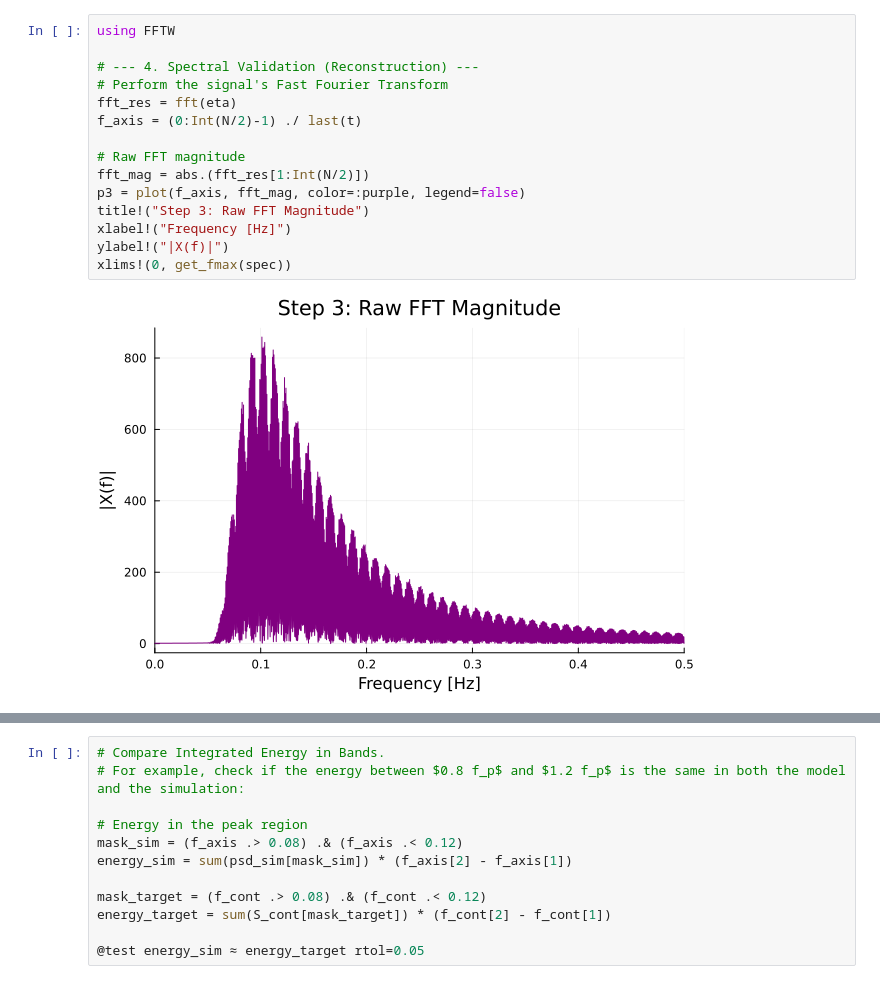
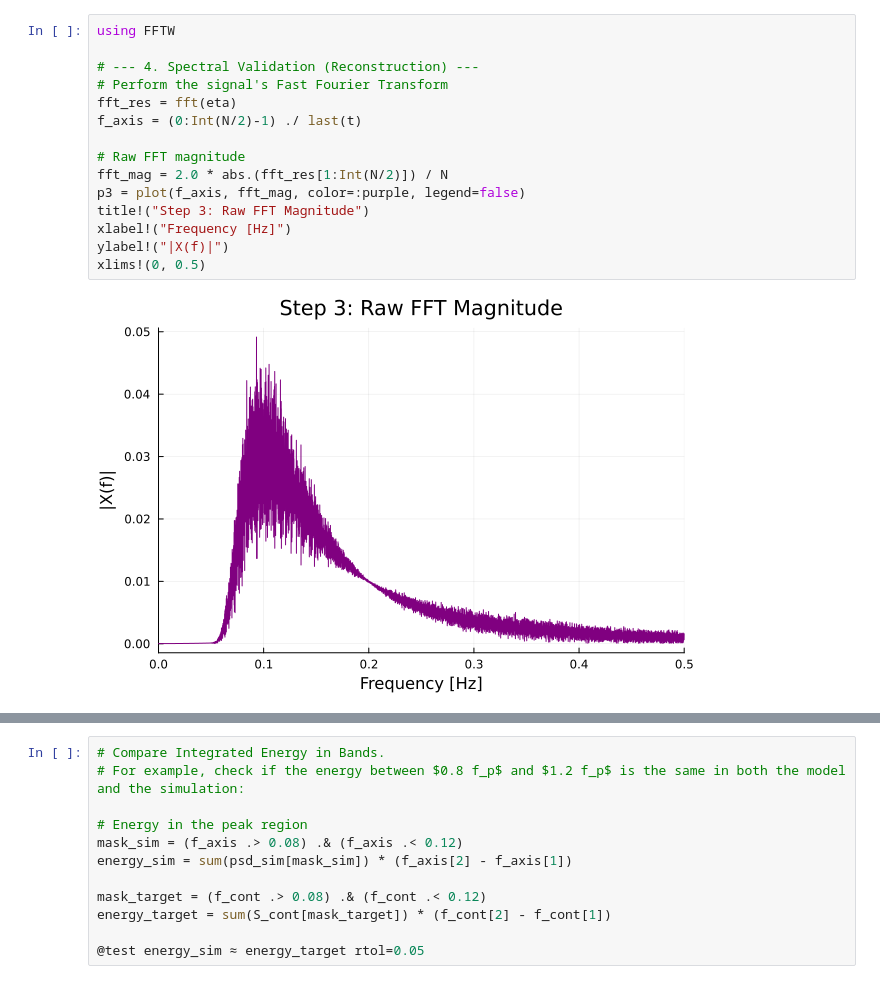
Before and after one commit to CMOE-TUDelft/WaveSpec.jl, a Jupyter notebook: test_fft_reconstruction.ipynb, the cells around one changed output, grey strips where cells are left out. Drawn from its saved outputs; the diff is of its cells as text.

```diff
--- a/test_fft_reconstruction.ipynb
+++ b/test_fft_reconstruction.ipynb
@@ -69,19 +72,19 @@ ylabel!("Elevation η [m]")
 # %%
 using FFTW
 
 # --- 4. Spectral Validation (Reconstruction) ---
 # Perform the signal's Fast Fourier Transform
 fft_res = fft(eta)
 f_axis = (0:Int(N/2)-1) ./ last(t)
 
 # Raw FFT magnitude
-fft_mag = abs.(fft_res[1:Int(N/2)])
+fft_mag = 2.0 * abs.(fft_res[1:Int(N/2)]) / N
 p3 = plot(f_axis, fft_mag, color=:purple, legend=false)
 title!("Step 3: Raw FFT Magnitude")
 xlabel!("Frequency [Hz]")
 ylabel!("|X(f)|")
-xlims!(0, get_fmax(spec))
+xlims!(0, 0.5)
 # %% [output]
-[figure, old version]
+[figure, new version]
 # %%
 # --- 5. Power Spectral Density (PSD) ---
```
Also changed, not shown: parts of 10 cells of this notebook, 8 other files.
